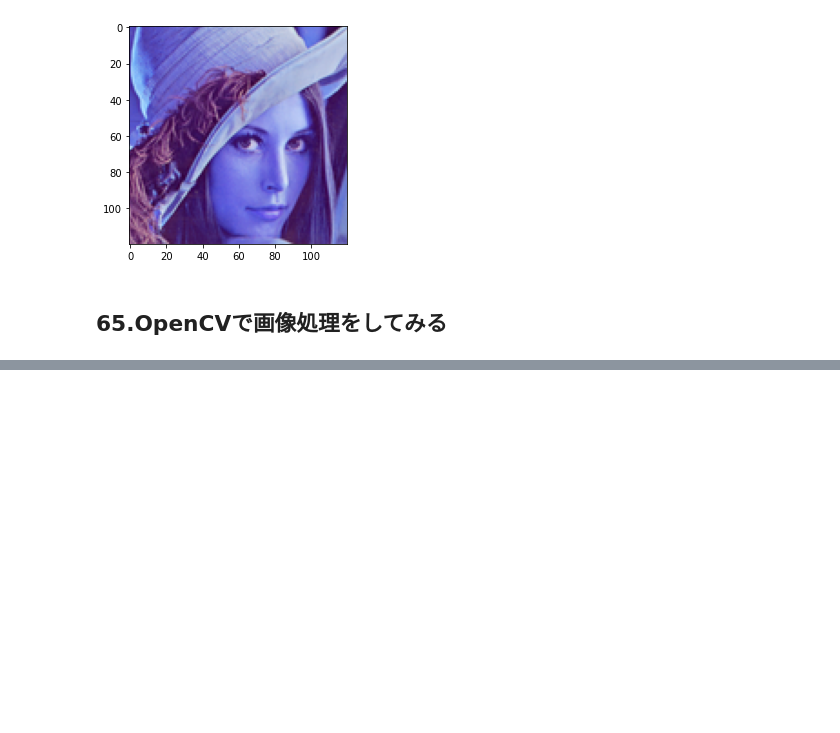
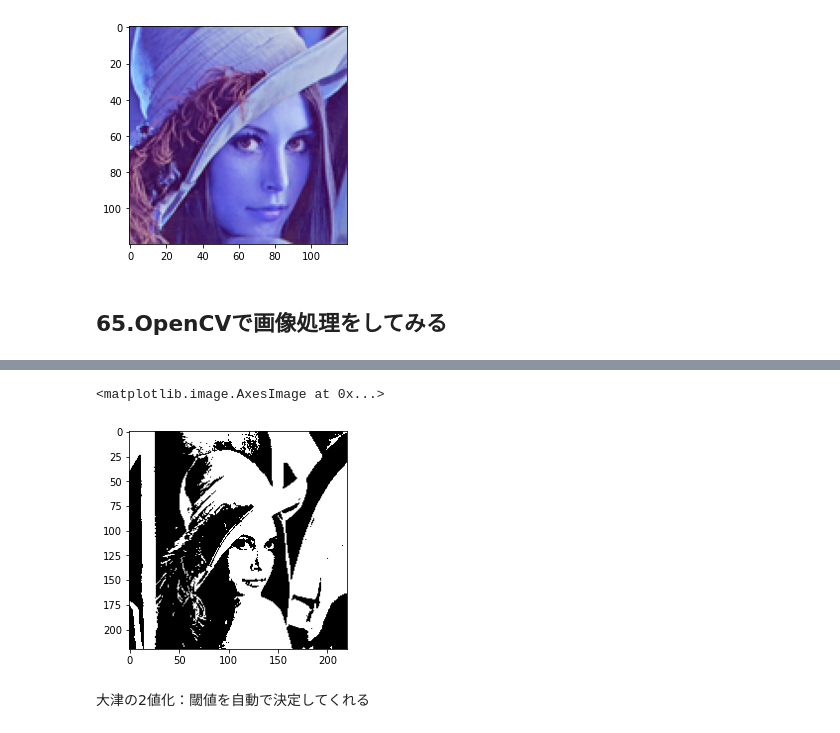
Before and after one commit to lotten30/python-lesson, a Jupyter notebook: datascientistus/Sec.8-1_OpenCV.ipynb, the cells around one changed output, grey strips where cells are left out. Drawn from its saved outputs; the diff is of its cells as text; code cells hidden in the pictures; blank space fills up the shorter version.

```diff
--- a/datascientistus/Sec.8-1_OpenCV.ipynb
+++ b/datascientistus/Sec.8-1_OpenCV.ipynb
@@ -74,0 +81,3 @@ plt.imshow(crop_load)
+# %%
+im = cv2.imread("pic_resources/pic_resources/lenna.png")
+gray = cv2.cvtColor(im, cv2.COLOR_BGR2GRAY)
@@ -74,0 +89,9 @@ plt.imshow(crop_load)
+# %%
+retval, dist = cv2.threshold(gray, 127, 255, cv2.THRESH_BINARY)
+# %%
+plt.imshow(dist, cmap='gray')
+# %% [output]
+<matplotlib.image.AxesImage at 0x...>
+[figure, added]
+# %% [markdown]
+大津の2値化：閾値を自動で決定してくれる
```
Also changed, not shown: parts of 13 cells of this notebook, 3 other files.
